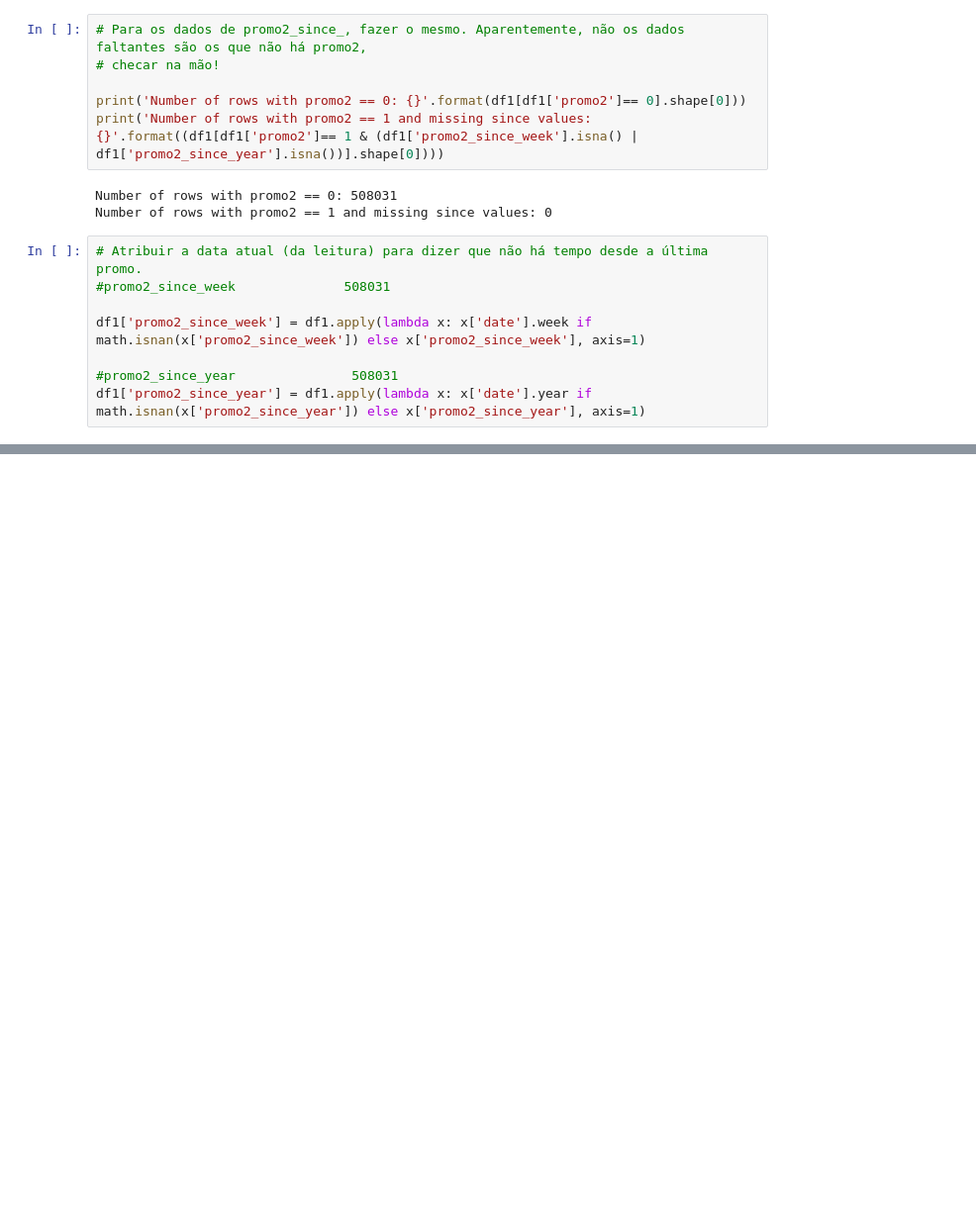
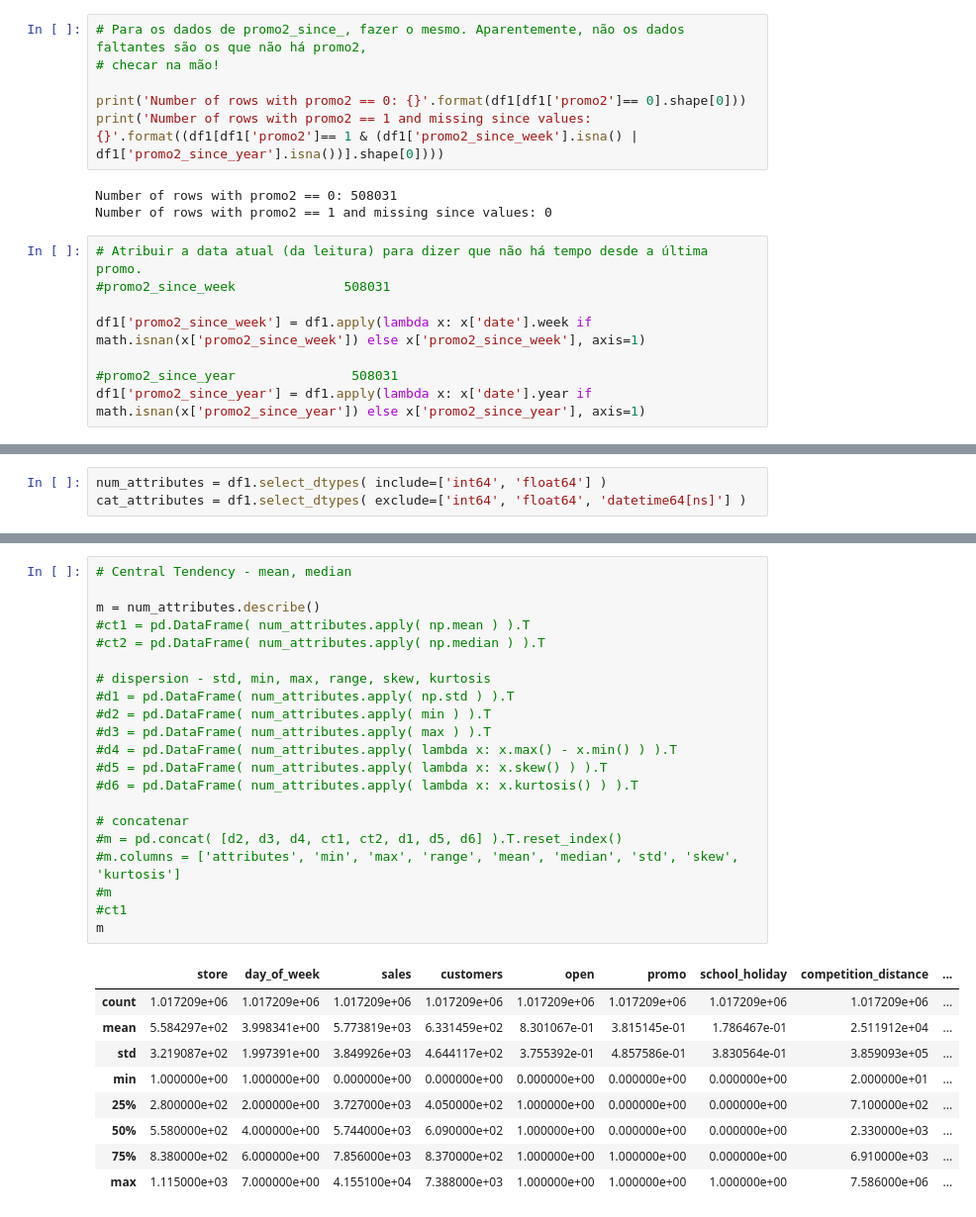
Before and after one commit to enerdb/Store-Sales-Prediction, a Jupyter notebook: store_sales_prediction.ipynb, the cells around one changed output, grey strips where cells are left out. Shown: that part at 99% size. Cells and saved outputs as stored; diff of their text form; blank space fills up the shorter version.

```diff
--- a/store_sales_prediction.ipynb
+++ b/store_sales_prediction.ipynb
@@ -201,0 +264,3 @@ df1['is_promo'] = df1.apply(lambda x: 1 if x['month_map'] in x['promo_interval']
+# %%
+num_attributes = df1.select_dtypes( include=['int64', 'float64'] )
+cat_attributes = df1.select_dtypes( exclude=['int64', 'float64', 'datetime64[ns]'] )
@@ -201,0 +293,31 @@ df1['is_promo'] = df1.apply(lambda x: 1 if x['month_map'] in x['promo_interval']
+# %%
+# Central Tendency - mean, median
+
+m = num_attributes.describe()
+#ct1 = pd.DataFrame( num_attributes.apply( np.mean ) ).T
+#ct2 = pd.DataFrame( num_attributes.apply( np.median ) ).T
+
+# dispersion - std, min, max, range, skew, kurtosis
+#d1 = pd.DataFrame( num_attributes.apply( np.std ) ).T
+#d2 = pd.DataFrame( num_attributes.apply( min ) ).T
+#d3 = pd.DataFrame( num_attributes.apply( max ) ).T
+#d4 = pd.DataFrame( num_attributes.apply( lambda x: x.max() - x.min() ) ).T
+#d5 = pd.DataFrame( num_attributes.apply( lambda x: x.skew() ) ).T
+#d6 = pd.DataFrame( num_attributes.apply( lambda x: x.kurtosis() ) ).T
+
+# concatenar
+#m = pd.concat( [d2, d3, d4, ct1, ct2, d1, d5, d6] ).T.reset_index()
+#m.columns = ['attributes', 'min', 'max', 'range', 'mean', 'median', 'std', 'skew', 'kurtosis']
+#m
+#ct1
+m
+# %% [output]
+|  | store | day_of_week | sales | customers | open | promo | school_holiday | competition_distance | ... |
+| count | 1.017209e+06 | 1.017209e+06 | 1.017209e+06 | 1.017209e+06 | 1.017209e+06 | 1.017209e+06 | 1.017209e+06 | 1.017209e+06 | ... |
+| mean | 5.584297e+02 | 3.998341e+00 | 5.773819e+03 | 6.331459e+02 | 8.301067e-01 | 3.815145e-01 | 1.786467e-01 | 2.511912e+04 | ... |
+| std | 3.219087e+02 | 1.997391e+00 | 3.849926e+03 | 4.644117e+02 | 3.755392e-01 | 4.857586e-01 | 3.830564e-01 | 3.859093e+05 | ... |
+| min | 1.000000e+00 | 1.000000e+00 | 0.000000e+00 | 0.000000e+00 | 0.000000e+00 | 0.000000e+00 | 0.000000e+00 | 2.000000e+01 | ... |
+| 25% | 2.800000e+02 | 2.000000e+00 | 3.727000e+03 | 4.050000e+02 | 1.000000e+00 | 0.000000e+00 | 0.000000e+00 | 7.100000e+02 | ... |
+| 50% | 5.580000e+02 | 4.000000e+00 | 5.744000e+03 | 6.090000e+02 | 1.000000e+00 | 0.000000e+00 | 0.000000e+00 | 2.330000e+03 | ... |
+| 75% | 8.380000e+02 | 6.000000e+00 | 7.856000e+03 | 8.370000e+02 | 1.000000e+00 | 1.000000e+00 | 0.000000e+00 | 6.910000e+03 | ... |
+| max | 1.115000e+03 | 7.000000e+00 | 4.155100e+04 | 7.388000e+03 | 1.000000e+00 | 1.000000e+00 | 1.000000e+00 | 7.586000e+06 | ... |
```
Also changed, not shown: parts of 38 cells of this notebook.
